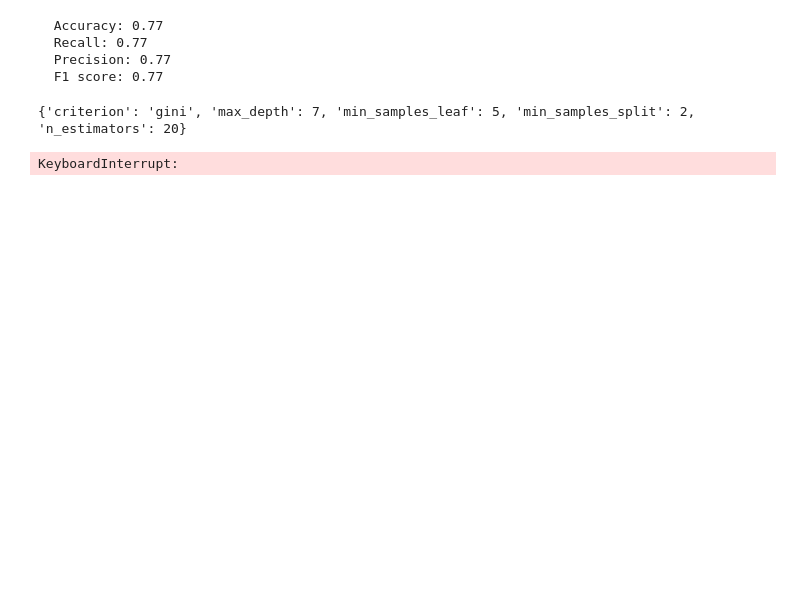
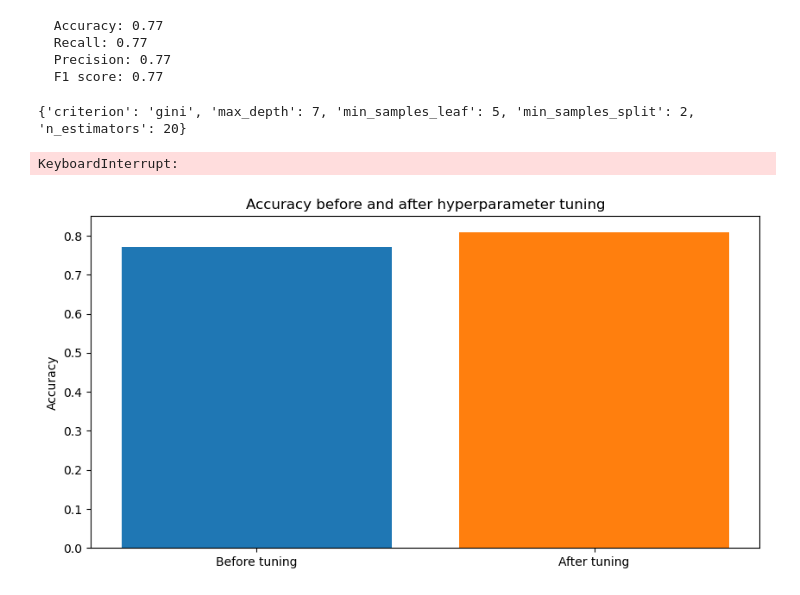
Before and after one commit to dataminer817/Springboard, a Jupyter notebook: Unit_26/Unit_26.3_Modeling/RandomForestClassifierCapstoneModel_U26.3.ipynb, the cells around one changed output. Saved outputs shown, nothing was run; the diff lists cells and outputs as text; code cells hidden in the pictures; blank space fills up the shorter version.

```diff
--- a/Unit_26/Unit_26.3_Modeling/RandomForestClassifierCapstoneModel_U26.3.ipynb
+++ b/Unit_26/Unit_26.3_Modeling/RandomForestClassifierCapstoneModel_U26.3.ipynb
@@ -134,3 +134,22 @@ accuracy = accuracy_score(y_test, y_pred)
 print("Accuracy on test set: {:.2f}".format(accuracy))
 # %% [output]
 KeyboardInterrupt:
+# %%
+import matplotlib.pyplot as plt
+# Plotting
+plt.figure(figsize=(10, 5))
+
+acc_before_tuning = accuracy_score(y_test, y_pred)
+
+# Before tuning
+plt.bar('Before tuning', acc_before_tuning)
+
+# After tuning
+plt.bar('After tuning', .81)
+
+plt.ylabel('Accuracy')
+plt.title('Accuracy before and after hyperparameter tuning')
+
+plt.show()
+# %% [output]
+[figure, added]
```
Also changed, not shown: parts of 2 cells of this notebook.
